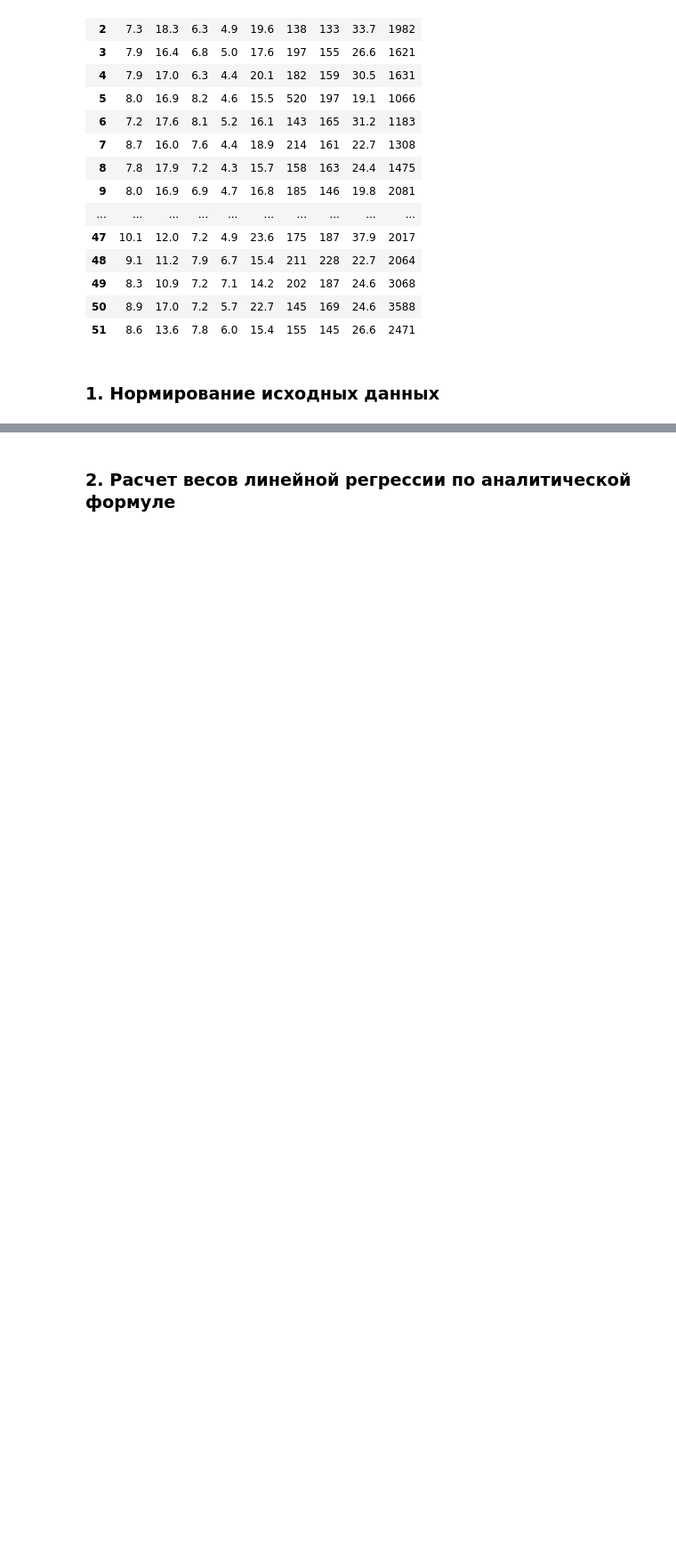
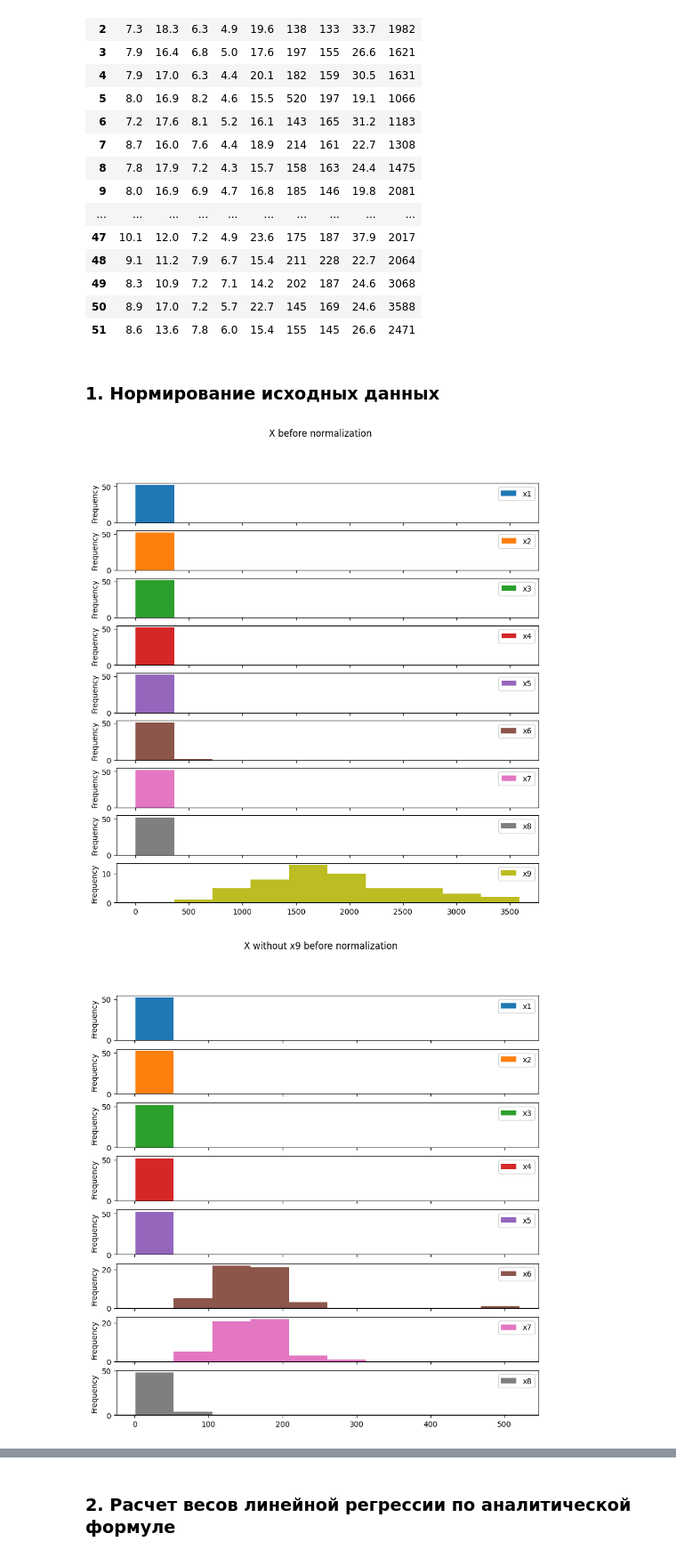
Before and after one commit to alice480/BMSTU_AppliedDataAnalysis, a Jupyter notebook: lab1/lab1.ipynb, the cells around one changed output, grey strips where cells are left out. Shown at 89% size. Drawn from its saved outputs; the diff is of its cells as text; code cells hidden in the pictures; blank space fills up the shorter version.

Commit message:
graphs added

```diff
--- a/lab1/lab1.ipynb
+++ b/lab1/lab1.ipynb
@@ -33,3 +51,10 @@ X
 | 51 | 8.6 | 13.6 | 7.8 | 6.0 | 15.4 | 155 | 145 | 26.6 | 2471 |
 # %% [markdown]
 ### 1. Нормирование исходных данных
+# %%
+# Graphs of the distribution of X before normalization
+X.plot(kind='hist', subplots=True, figsize=(10, 10), title="X before normalization");
+X.drop(columns=['x9']).plot(kind='hist', subplots=True, figsize=(10, 10), title="X without x9 before normalization");
+# %% [output]
+[figure, added]
+[figure, added]
```
Also changed, not shown: parts of 13 cells of this notebook.
